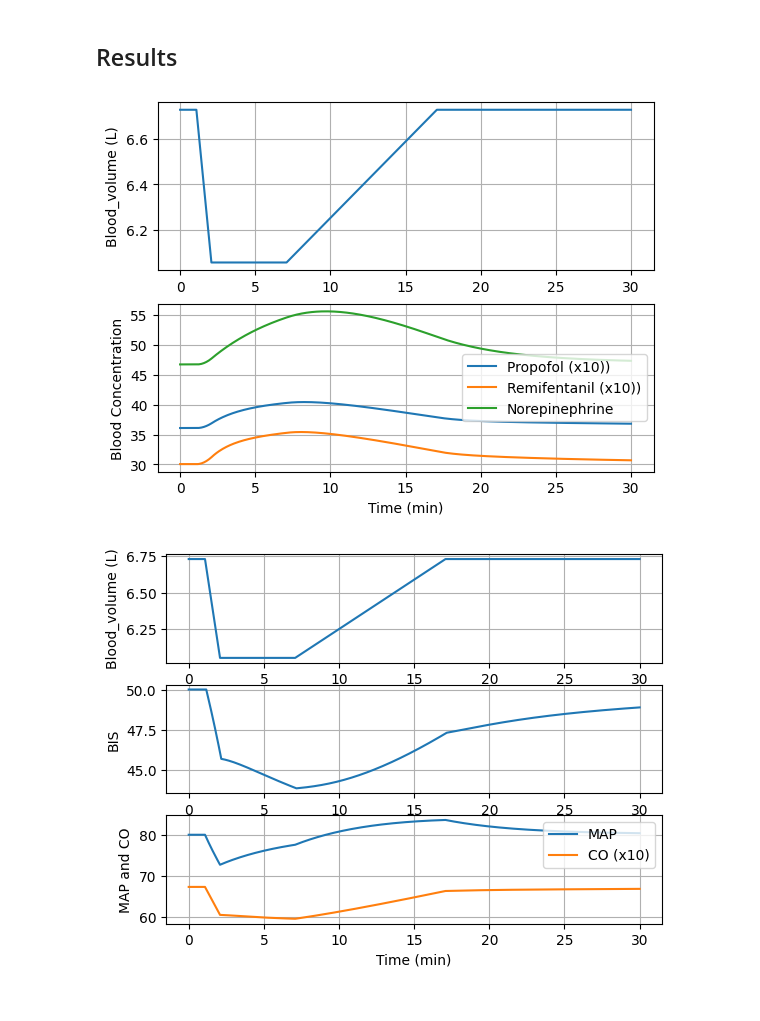
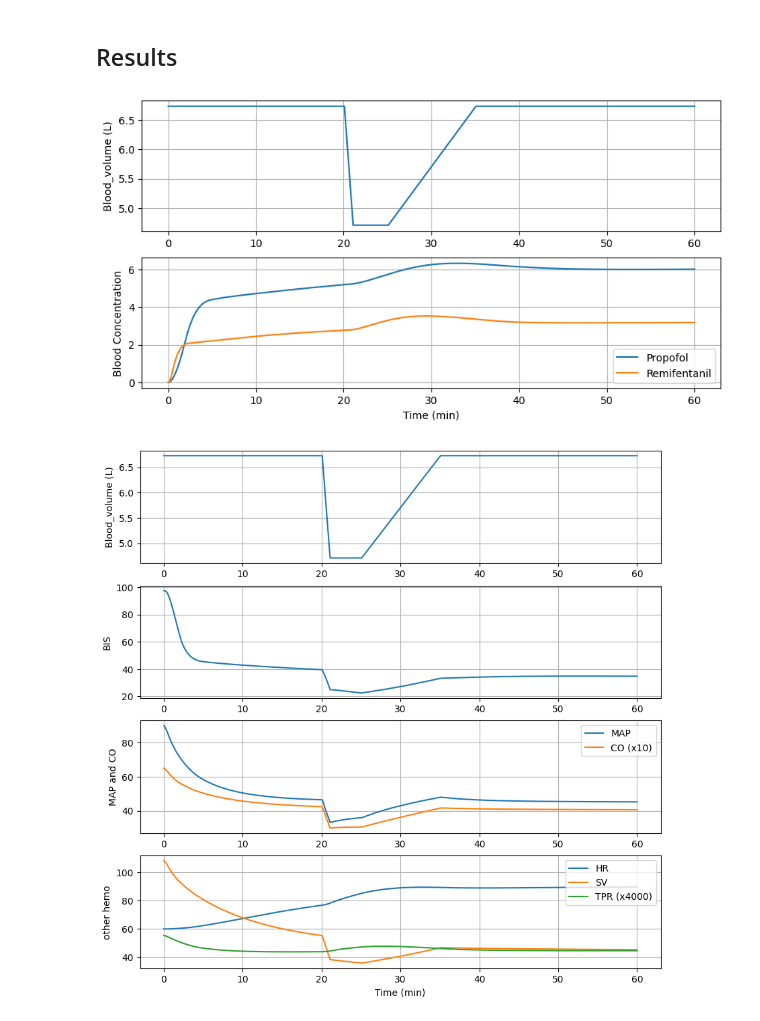
Before and after one commit to yumuk1989/Python_Anesthesia_Simulator, a Jupyter notebook: docs/source/examples/blood_loss_simu.ipynb, the cells around one changed output. Cells and saved outputs as stored; diff of their text form; code cells hidden in the pictures.

```diff
--- a/docs/source/examples/blood_loss_simu.ipynb
+++ b/docs/source/examples/blood_loss_simu.ipynb
@@ -58,24 +67,25 @@ for index in range(N_simu):
 ## Results
 # %%
 # plot concentration of propofol, remifentanil and norepinephrine
-fig, ax = plt.subplots(2)
+fig, ax = plt.subplots(2, figsize=(10, 5))
 Time = George.dataframe['Time']/60
 ax[0].plot(Time, George.dataframe['blood_volume'])
 ax[0].set_ylabel("Blood_volume (L)")
 ax[0].grid()
-ax[1].plot(Time, George.dataframe['x_propo_1']*10, label="Propofol (x10))")
-ax[1].plot(Time, George.dataframe['x_remi_1']*10, label="Remifentanil (x10))")
-ax[1].plot(Time, George.dataframe['x_nore'], label="Norepinephrine")
+ax[1].plot(Time, George.dataframe['x_propo_4'], label="Propofol")
+ax[1].plot(Time, George.dataframe['x_remi_4'], label="Remifentanil")
+# ax[1].plot(Time, George.dataframe['x_nore_1'], label="Norepinephrine")
+# ax[1].set_ylim(0, 10)
 ax[1].set_ylabel("Blood Concentration")
 ax[1].set_xlabel("Time (min)")
 plt.legend()
 plt.grid()
 plt.show()
 # %% [output]
-[figure, old version]
+[figure, new version]
 # %%
 # plot bis, map and co
-fig, ax = plt.subplots(3)
+fig, ax = plt.subplots(4, figsize=(10, 10))
 ax[0].plot(Time, George.dataframe['blood_volume'])
 ax[0].set_ylabel("Blood_volume (L)")
 ax[0].grid()
@@ -85,10 +95,18 @@ ax[1].grid()
 ax[2].plot(Time, George.dataframe['MAP'], label="MAP")
 ax[2].plot(Time, George.dataframe['CO']*10, label="CO (x10)")
 ax[2].set_ylabel("MAP and CO")
-ax[2].set_xlabel("Time (min)")
+ax[2].grid()
+ax[2].legend(loc="upper right")
+ax[3].plot(Time, George.dataframe['HR'], label="HR")
+ax[3].plot(Time, George.dataframe['SV'], label="SV")
+ax[3].plot(Time, George.dataframe['TPR']*4000, label="TPR (x4000)")
+ax[3].set_ylabel("other hemo")
+ax[3].set_xlabel("Time (min)")
+# ax[2].set_xlim([30,50])
+# ax[2].set_ylim((30,60))
 plt.legend(loc="upper right")
 plt.grid()
 plt.show()
 # %% [output]
-[figure, old version]
+[figure, new version]
 # %% [markdown]
```
Also changed, not shown: parts of 3 cells of this notebook, 2 other files.
